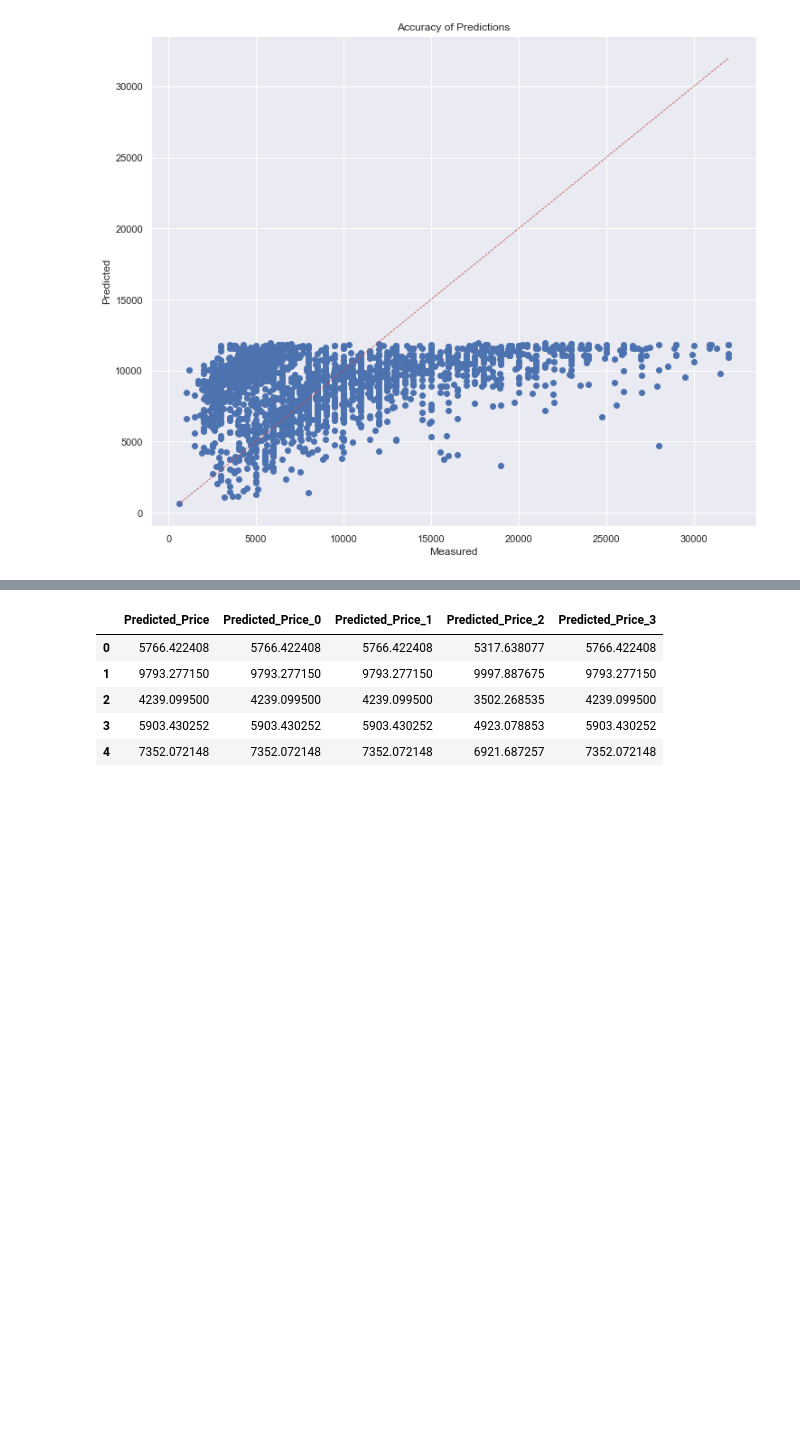
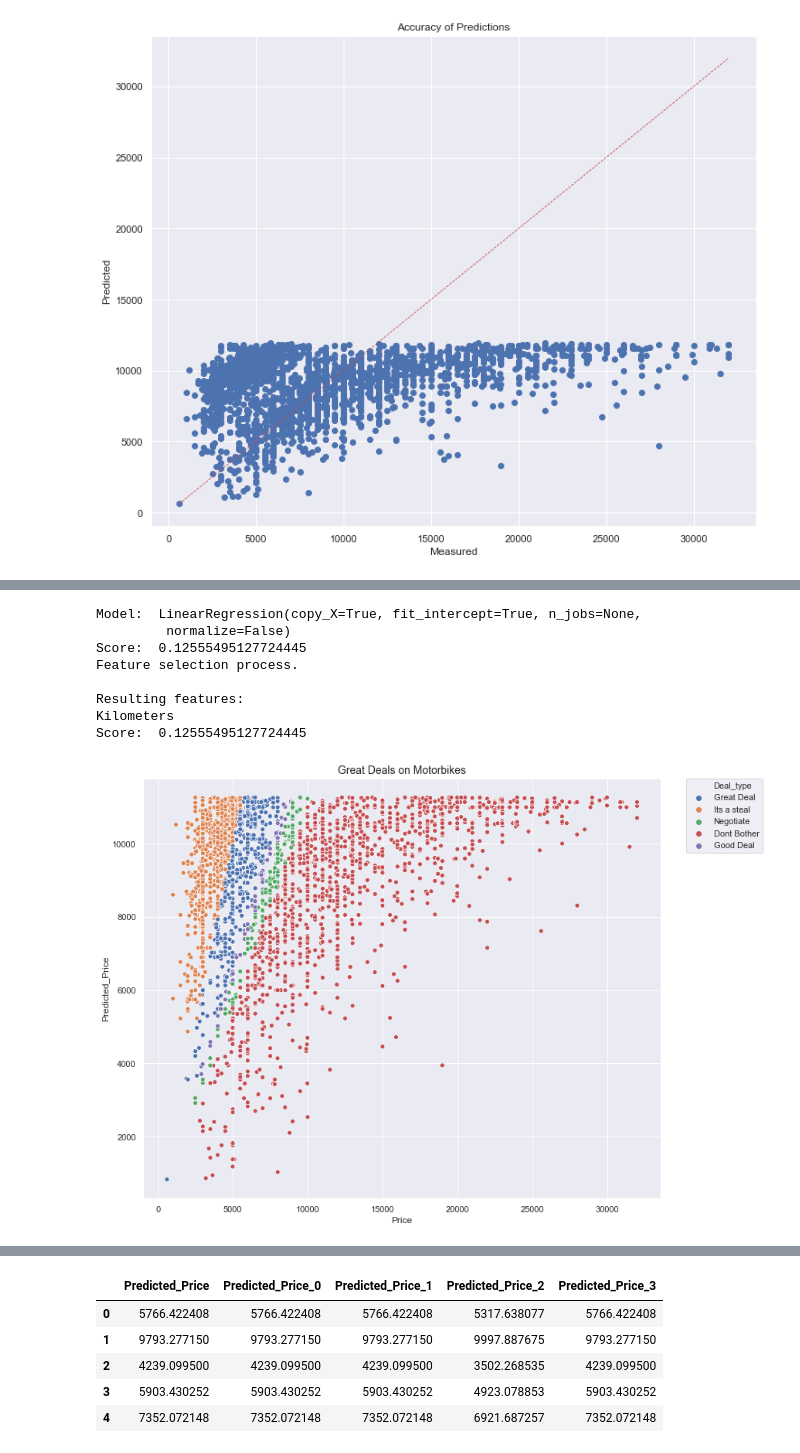
Before and after one commit to beaubellamy/BikeSales, a Jupyter notebook: BikeSales Class modelling.ipynb, the cells around one changed output, grey strips where cells are left out. Cells and saved outputs as stored; diff of their text form; code cells hidden in the pictures; blank space fills up the shorter version.

```diff
--- a/BikeSales Class modelling.ipynb
+++ b/BikeSales Class modelling.ipynb
@@ -224,0 +304,48 @@ sport.plot_deals(x='Price',y='Predicted_Price',hue='Deal_type',title='Great Deal
+# %%
+bike_cols = [col for col in sport_df.columns if 'Bike' in col]
+brand_cols = [col for col in sport_df.columns if 'Brand' in col]
+model_cols = [col for col in sport_df.columns if 'Model' in col]
+niave_feature = ['Kilometers','Age']
+# %%
+def run_pipeline(features=None):
+
+    sport = bikeSales()
+    sport.read_data()
+    sport.add_dummy_variables()
+
+    if (features == None):
+        features = list(sport.df.columns)
+
+    sport.find_best_model(features, sport.df['Price'])
+    print ('Model: ',sport.model['Model'])
+    print ('Score: ',sport.model['Score'])
+
+    print ('Feature selection process.')
+    sport.feature_selection(features)
+    print ('Score: ',sport.model['Score'])
+
+    # Optimise model parameters
+
+    # Fit the full model
+    sport.fit(sport.df[sport.model['Features']],sport.df['Price'])
+    # Make predictions
+    predictions = sport.predict(sport.df[sport.model['Features']])
+    sport.df['Predicted_Price'] = predictions
+
+    # Determine the deal type
+    sport.deal_type()
+
+    # Display the predicted deals
+    sport.plot_deals(x='Price',y='Predicted_Price',hue='Deal_type',title='Great Deals on Motorbikes')
+# %%
+run_pipeline(niave_feature)
+# %% [output]
+Model:  LinearRegression(copy_X=True, fit_intercept=True, n_jobs=None,
+         normalize=False)
+Score:  0.12555495127724445
+Feature selection process.
+
+Resulting features:
+Kilometers
+Score:  0.12555495127724445
+[figure, added]
```
Also changed, not shown: parts of 23 cells of this notebook, 5 other files.
